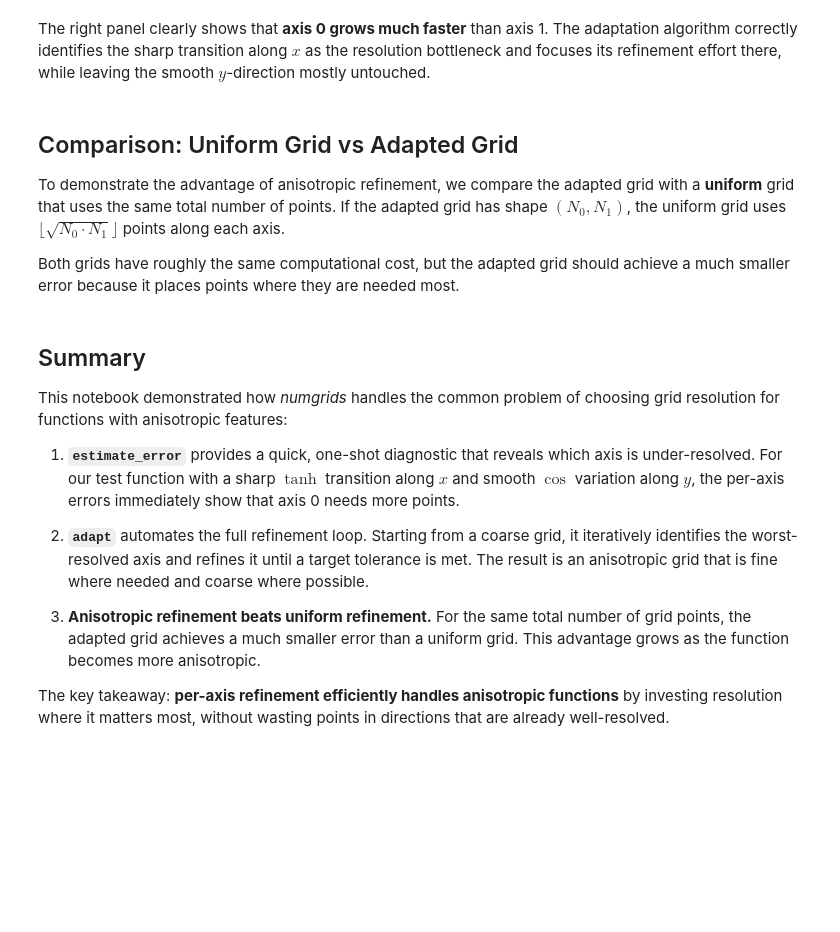
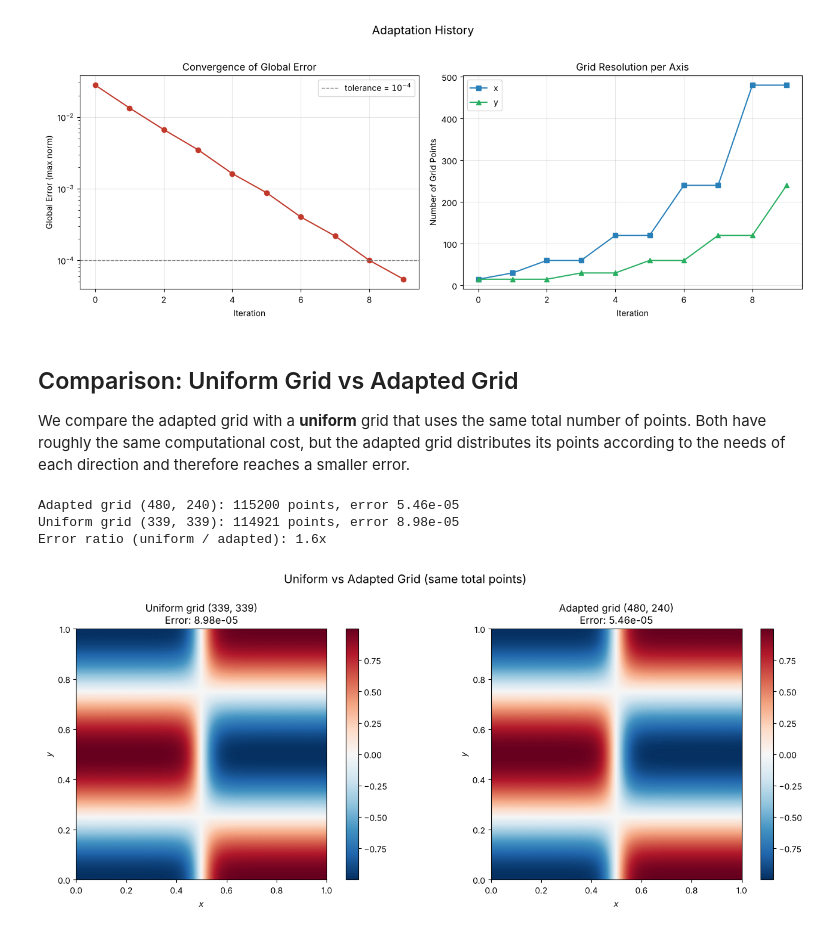
Before and after one commit to maroba/numgrids, a Jupyter notebook: examples/adaptive-refinement-demo.ipynb, the cells around one changed output. Saved outputs shown, nothing was run; the diff lists cells and outputs as text; code cells hidden in the pictures; blank space fills up the shorter version.

```diff
--- a/examples/adaptive-refinement-demo.ipynb
+++ b/examples/adaptive-refinement-demo.ipynb
@@ -107,49 +104,46 @@ for record in result.history:
 # %%
 iterations = [r["iteration"] for r in result.history]
-global_errors = [r["global_error"] for r in result.history]
-shapes_ax0 = [r["shape"][0] for r in result.history]
-shapes_ax1 = [r["shape"][1] for r in result.history]
-
 fig, (ax1, ax2) = plt.subplots(1, 2, figsize=(13, 5))
 
-# Left panel: global error vs iteration (semilogy)
-ax1.semilogy(iterations, global_errors, "o-", color="#c0392b", linewidth=2, markersize=6)
+ax1.semilogy(iterations, [r["global_error"] for r in result.history], "o-", color="#c0392b")
 ax1.axhline(1e-4, color="gray", linestyle="--", linewidth=1, label="tolerance = $10^{-4}$")
 ax1.set_xlabel("Iteration")
 ax1.set_ylabel("Global Error (max norm)")
 ax1.set_title("Convergence of Global Error")
 ax1.legend()
 ax1.grid(True, alpha=0.3)
 
-# Right panel: grid points per axis vs iteration
-ax2.plot(iterations, shapes_ax0, "s-", color="#2980b9", linewidth=2, markersize=6, label="Axis 0 (x)")
-ax2.plot(iterations, shapes_ax1, "^-", color="#27ae60", linewidth=2, markersize=6, label="Axis 1 (y)")
+ax2.plot(iterations, [r["shape"][0] for r in result.history], "s-", color="#2980b9", label="x")
+ax2.plot(iterations, [r["shape"][1] for r in result.history], "^-", color="#27ae60", label="y")
 ax2.set_xlabel("Iteration")
 ax2.set_ylabel("Number of Grid Points")
 ax2.set_title("Grid Resolution per Axis")
 ax2.legend()
 ax2.grid(True, alpha=0.3)
 
 plt.suptitle("Adaptation History", fontsize=14, y=1.02)
 plt.tight_layout()
 plt.show()
+# %% [output]
+[figure, added]
-# %% [markdown]
-The right panel clearly shows that **axis 0 grows much faster** than axis 1. The adaptation algorithm correctly identifies the sharp transition along $x$ as the resolution bottleneck and focuses its refinement effort there, while leaving the smooth $y$-direction mostly untouched.
 # %% [markdown]
 ## Comparison: Uniform Grid vs Adapted Grid
 
-To demonstrate the advantage of anisotropic refinement, we compare the adapted grid with a **uniform** grid that uses the same total number of points. If the adapted grid has shape $(N_0, N_1)$, the uniform grid uses $\lfloor\sqrt{N_0 \cdot N_1}\rfloor$ points along each axis.
-
-Both grids have roughly the same computational cost, but the adapted grid should achieve a much smaller error because it places points where they are needed most.
+We compare the adapted grid with a **uniform** grid that uses the same total number of points. Both have
+roughly the same computational cost, but the adapted grid distributes its points according to the needs of
+each direction and therefore reaches a smaller error.
 # %%
-# Build a uniform grid with the same total number of points
 N0, N1 = result.grid.shape
 N_uniform = int(np.sqrt(N0 * N1))
+uniform_grid = Grid(x=equidistant(N_uniform, 0, 1), y=equidistant(N_uniform, 0, 1))
 
-uniform_grid = Grid(
-    create_axis(AxisType.EQUIDISTANT, N_uniform, 0, 1),
-    create_axis(AxisType.EQUIDISTANT, N_uniform, 0, 1),
-)
+uniform_error = estimate_error(uniform_grid, my_func)["global"]
+adapted_error = estimate_error(result.grid, my_func)["global"]
 
-print(f"Adapted grid shape:  {result.grid.shape}  (total: {result.grid.size} points)")
-print(f"Uniform grid shape:  {uniform_grid.shape}  (total: {uniform_grid.size} points)")
+print(f"Adapted grid {result.grid.shape}: {result.grid.size} points, error {adapted_error:.2e}")
+print(f"Uniform grid {uniform_grid.shape}: {uniform_grid.size} points, error {uniform_error:.2e}")
+print(f"Error ratio (uniform / adapted): {uniform_error / adapted_error:.1f}x")
+# %% [output]
+Adapted grid (480, 240): 115200 points, error 5.46e-05
+Uniform grid (339, 339): 114921 points, error 8.98e-05
+Error ratio (uniform / adapted): 1.6x
@@ -205,12 +150,12 @@ plt.show()
-# %% [markdown]
-## Summary
-
-This notebook demonstrated how *numgrids* handles the common problem of choosing grid resolution for functions with anisotropic features:
-
-1. **`estimate_error`** provides a quick, one-shot diagnostic that reveals which axis is under-resolved. For our test function with a sharp $\tanh$ transition along $x$ and smooth $\cos$ variation along $y$, the per-axis errors immediately show that axis 0 needs more points.
-
-2. **`adapt`** automates the full refinement loop. Starting from a coarse grid, it iteratively identifies the worst-resolved axis and refines it until a target tolerance is met. The result is an anisotropic grid that is fine where needed and coarse where possible.
-
-3. **Anisotropic refinement beats uniform refinement.** For the same total number of grid points, the adapted grid achieves a much smaller error than a uniform grid. This advantage grows as the function becomes more anisotropic.
-
-The key takeaway: **per-axis refinement efficiently handles anisotropic functions** by investing resolution where it matters most, without wasting points in directions that are already well-resolved.
+# %%
+fig, (ax1, ax2) = plt.subplots(1, 2, figsize=(14, 5.5))
+for ax, grid, f, err in [(ax1, uniform_grid, my_func(uniform_grid), uniform_error),
+                         (ax2, result.grid, result.f, adapted_error)]:
+    grid.plot(f, ax=ax, cmap="RdBu_r")
+    ax.set_aspect("equal")
+    ax.set_title(f"{'Adapted' if grid is result.grid else 'Uniform'} grid {grid.shape}\nError: {err:.2e}")
+plt.suptitle("Uniform vs Adapted Grid (same total points)", fontsize=14, y=1.02)
+plt.tight_layout()
+plt.show()
+# %% [output]
+[figure, added]
```
Also changed, not shown: parts of 23 cells of this notebook, 10 other files.
